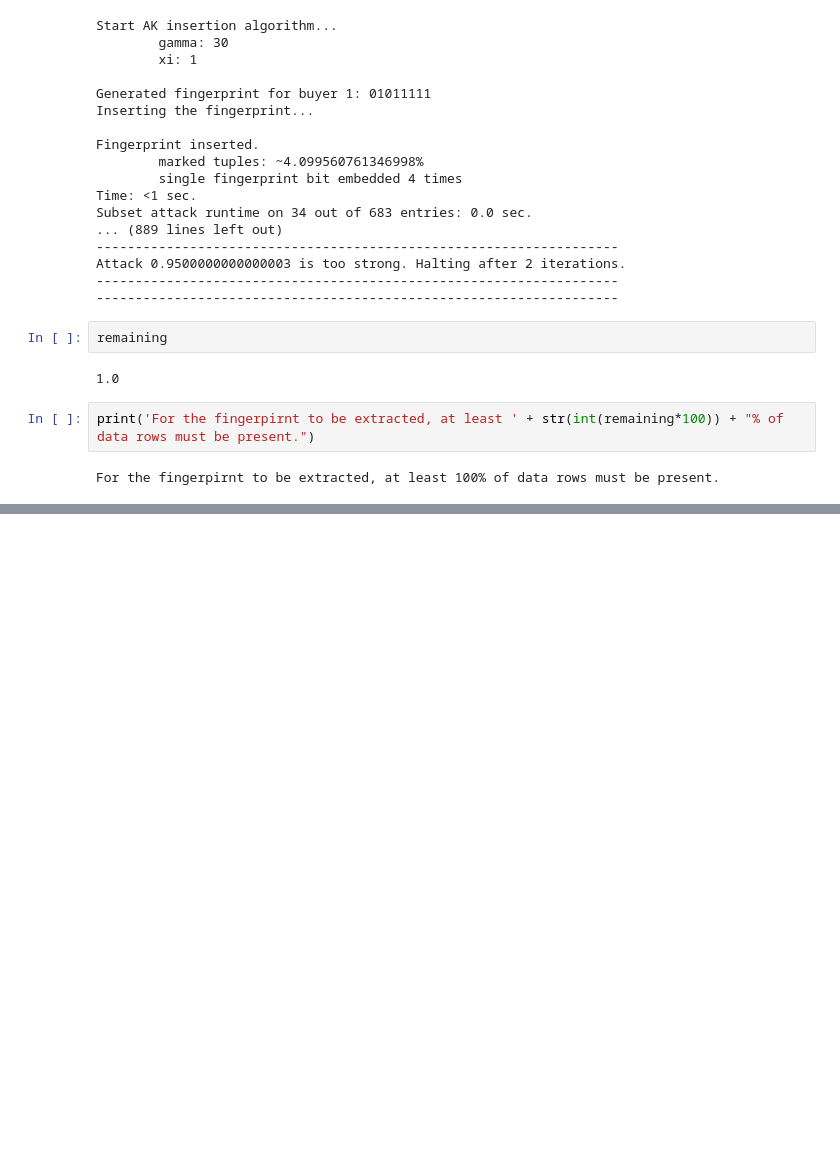
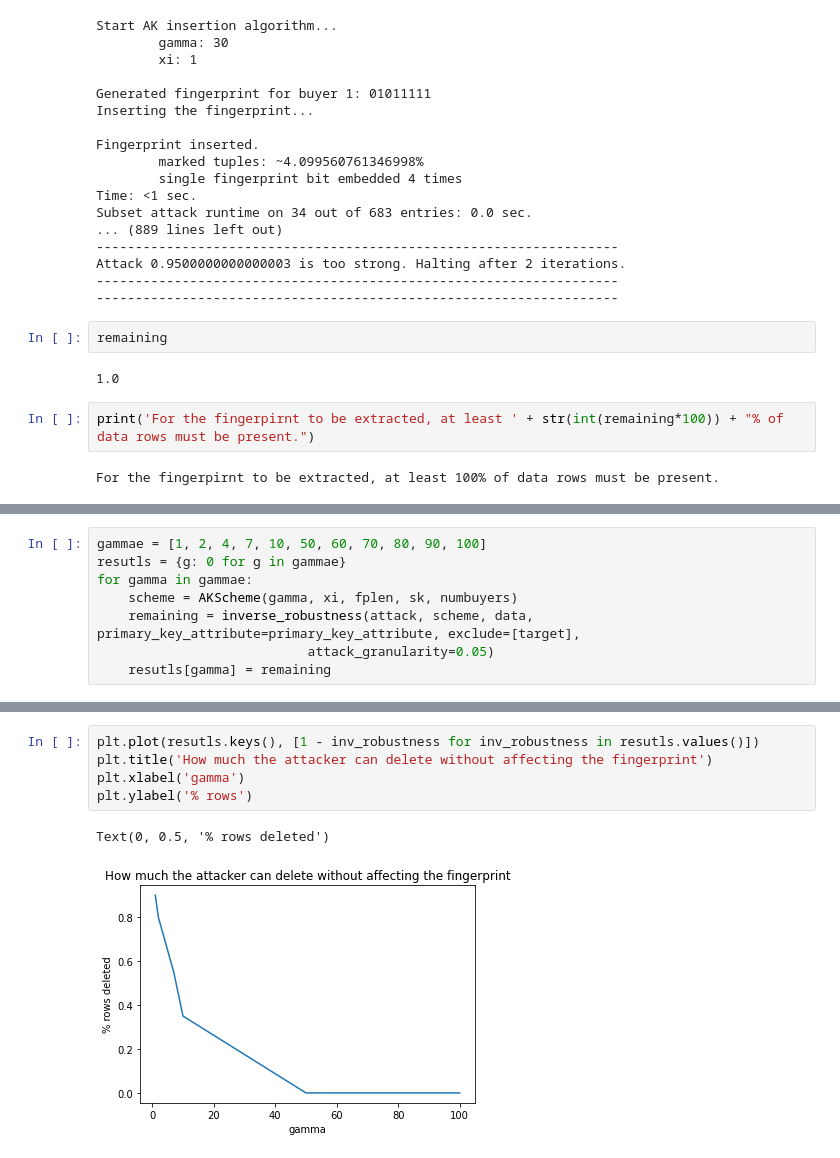
Before and after one commit to tanjascats/fingerprinting-toolbox, a Jupyter notebook: parameter_guidelines/demo-process.ipynb, the cells around one changed output, grey strips where cells are left out. Saved outputs shown, nothing was run; the diff lists cells and outputs as text; blank space fills up the shorter version.

Commit message:
Demo process notebook: plotting the robustness against attacks

```diff
--- a/parameter_guidelines/demo-process.ipynb
+++ b/parameter_guidelines/demo-process.ipynb
@@ -576,0 +582,8 @@ For the fingerpirnt to be extracted, at least 100% of data rows must be present.
+# %%
+gammae = [1, 2, 4, 7, 10, 50, 60, 70, 80, 90, 100]
+resutls = {g: 0 for g in gammae}
+for gamma in gammae:
+    scheme = AKScheme(gamma, xi, fplen, sk, numbuyers)
+    remaining = inverse_robustness(attack, scheme, data, primary_key_attribute=primary_key_attribute, exclude=[target],
+                           attack_granularity=0.05)
+    resutls[gamma] = remaining
@@ -576,0 +622,8 @@ For the fingerpirnt to be extracted, at least 100% of data rows must be present.
+# %%
+plt.plot(resutls.keys(), [1 - inv_robustness for inv_robustness in resutls.values()])
+plt.title('How much the attacker can delete without affecting the fingerprint')
+plt.xlabel('gamma')
+plt.ylabel('% rows')
+# %% [output]
+Text(0, 0.5, '% rows deleted')
+[figure, added]
```
Also changed, not shown: parts of 4 cells of this notebook.
